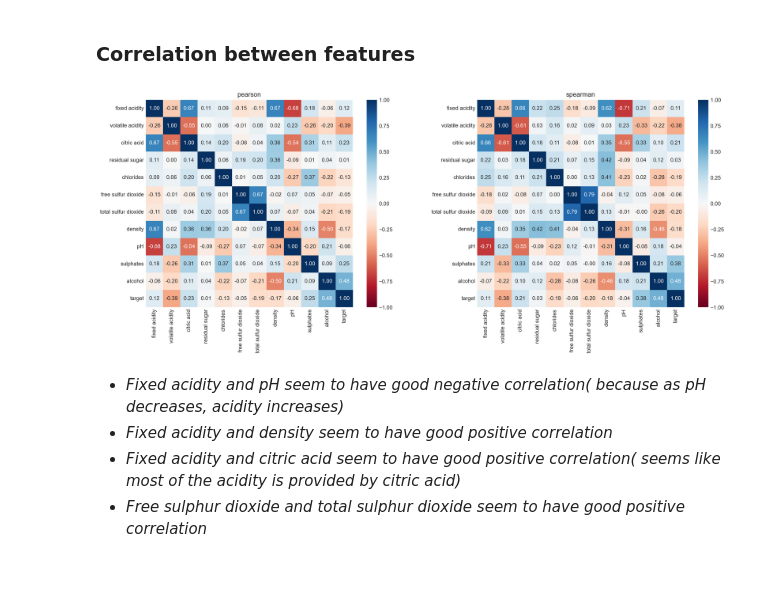
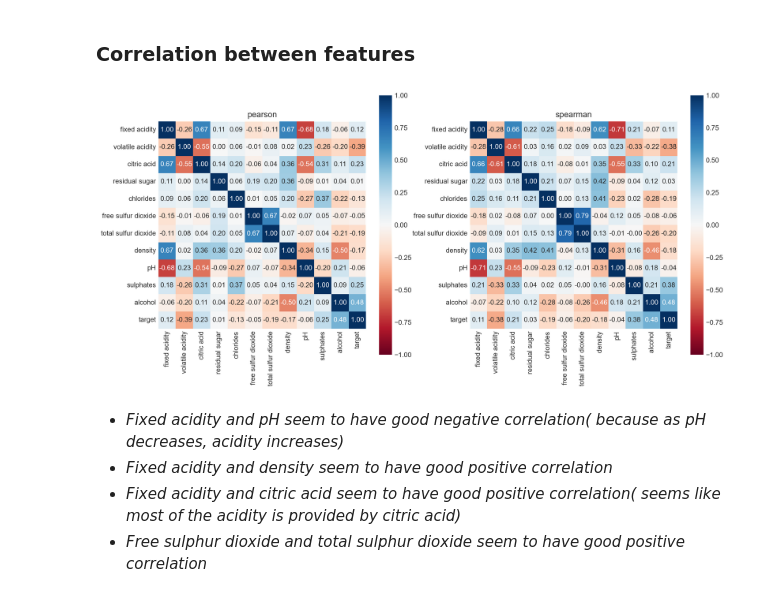
Before and after one commit to afzalmp40/EDA, a Jupyter notebook: wine quality-red/redwine EDA.ipynb, the cells around one changed output. Drawn from its saved outputs; the diff is of its cells as text; code cells hidden in the pictures.

```diff
--- a/wine quality-red/redwine EDA.ipynb
+++ b/wine quality-red/redwine EDA.ipynb
@@ -256,9 +256,9 @@ OUTLIERS in free sulfur dioxide via Z score
 # %% [markdown]
 ### Correlation between features
 # %%
-correlation(df, figsize=(20,7), dpi=200)
+correlation(df, figsize=(15,7), dpi=200)
 # %% [output]
-[figure, old version]
+[figure, new version]
 # %% [markdown]
 +    *Fixed acidity and pH seem to have good negative correlation( because as pH decreases, acidity increases)*
 +    *Fixed acidity and density seem to have good positive correlation*
```
Also changed, not shown: parts of 1 cell of this notebook, 5 other files.
